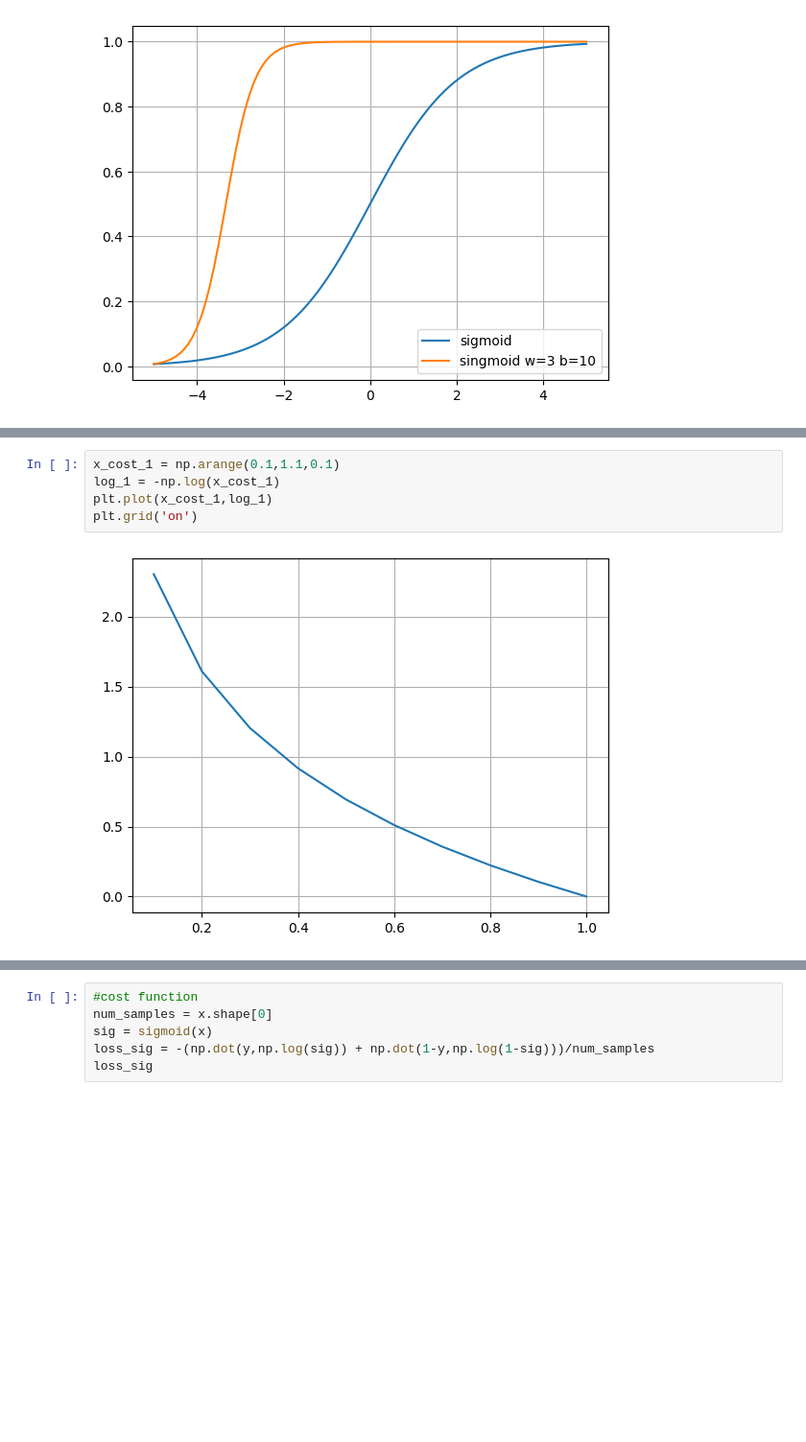
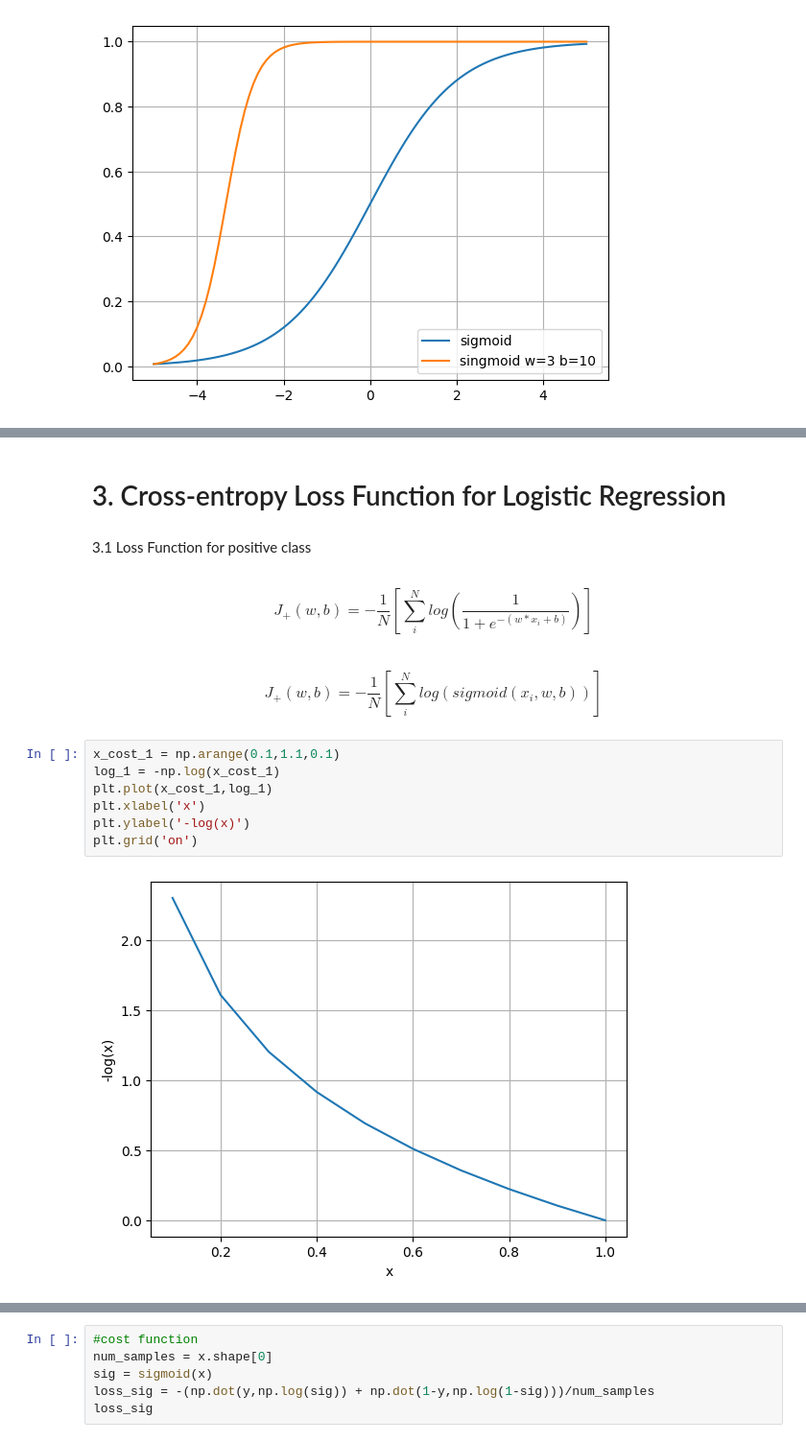
Before and after one commit to enoten/ml-numpy-pytorch, a Jupyter notebook: Logistic Regression.ipynb, the cells around one changed output, grey strips where cells are left out. Shown at 96% size. Cells and saved outputs as stored; diff of their text form; blank space fills up the shorter version.

Commit message:
Add files via upload
updated logistic regression notebook

```diff
--- a/Logistic Regression.ipynb
+++ b/Logistic Regression.ipynb
@@ -70,7 +313,21 @@ $$
+# %% [markdown]
+# 3. Cross-entropy Loss Function for Logistic Regression
+# %% [markdown]
+3.1 Loss Function for positive class
+# %% [markdown]
+$$
+  J_{+}(w,b) = -\frac{1}{N}[\sum_i^N log(\frac{1}{1+e^{-(w*x_i+b)}})]
+$$
+# %% [markdown]
+$$
+  J_{+}(w,b) = -\frac{1}{N}[\sum_i^N log(sigmoid(x_i,w,b))]
+$$
 # %%
 x_cost_1 = np.arange(0.1,1.1,0.1)
 log_1 = -np.log(x_cost_1)
 plt.plot(x_cost_1,log_1)
+plt.xlabel('x')
+plt.ylabel('-log(x)')
 plt.grid('on')
 # %% [output]
-[figure, old version]
+[figure, new version]
```
Also changed, not shown: parts of 57 cells of this notebook.
